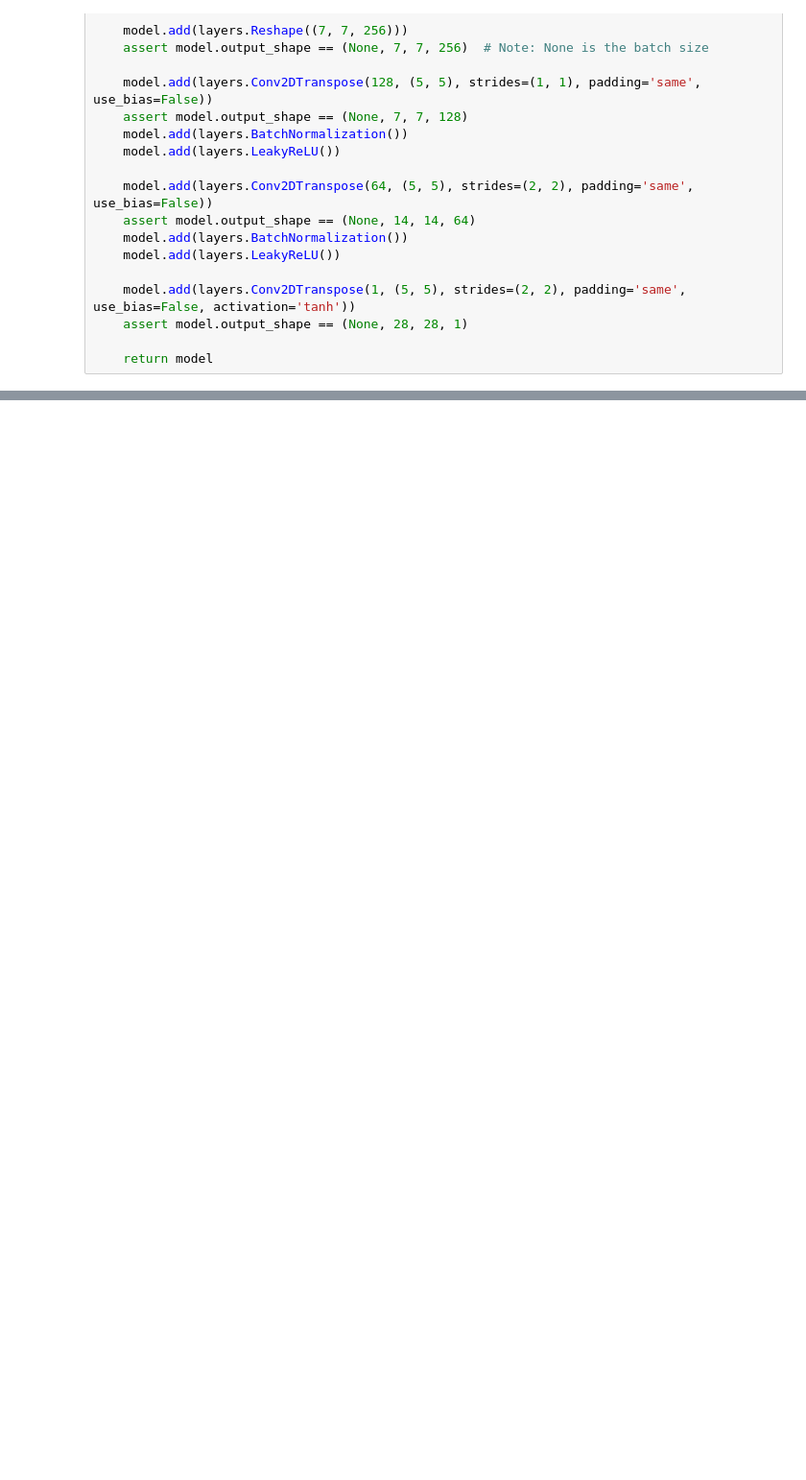
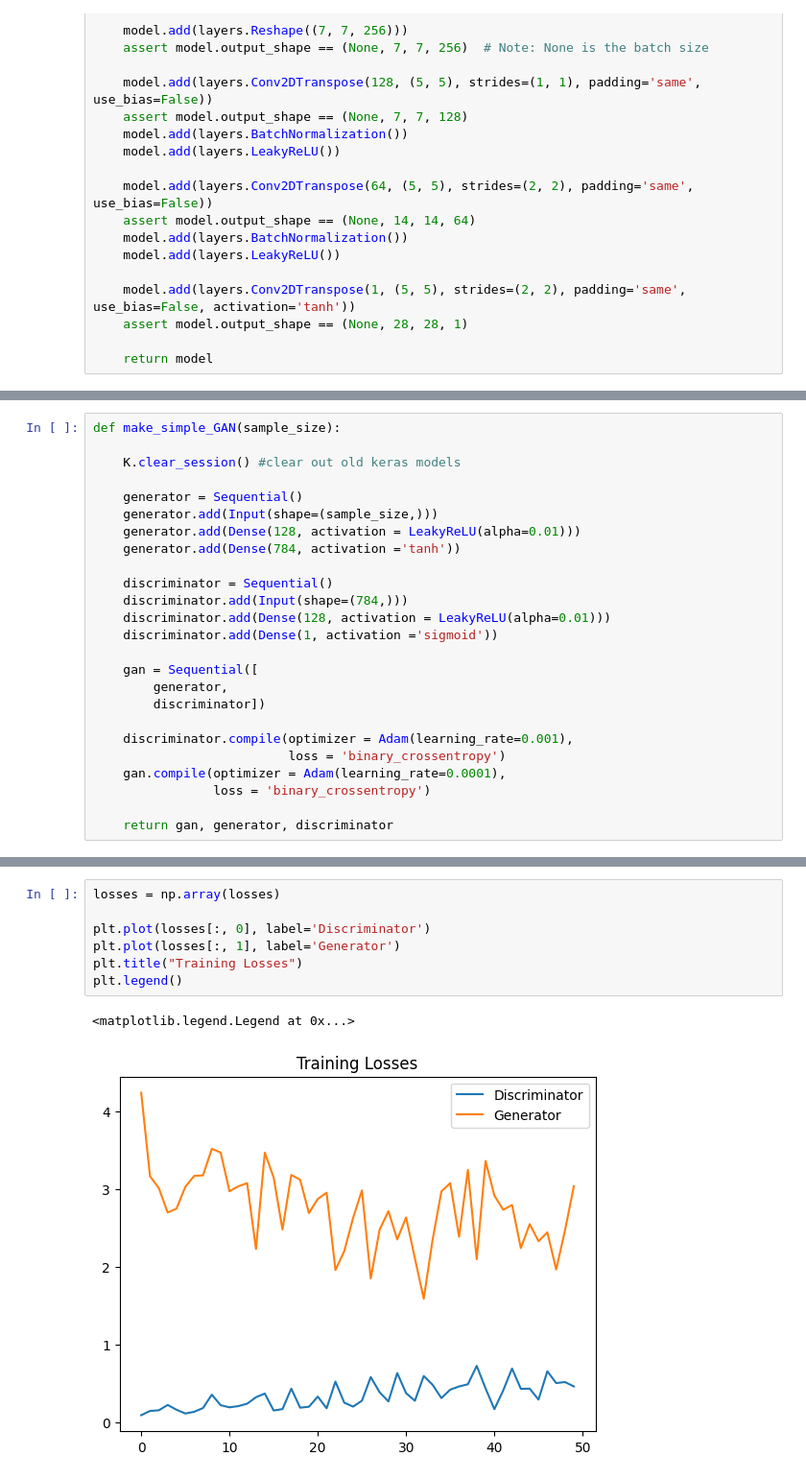
Before and after one commit to Sloosmore/USC_Course_Code, a Jupyter notebook: ITP-359/homework/homework8/gan.ipynb, the cells around one changed output, grey strips where cells are left out. Shown at 96% size. Saved outputs shown, nothing was run; the diff lists cells and outputs as text; blank space fills up the shorter version.

```diff
--- a/ITP-359/homework/homework8/gan.ipynb
+++ b/ITP-359/homework/homework8/gan.ipynb
@@ -70,0 +114,25 @@ plt.imshow(generated_image[0, :, :, 0], cmap='gray')
+# %%
+def make_simple_GAN(sample_size):
+
+    K.clear_session() #clear out old keras models
+
+    generator = Sequential()
+    generator.add(Input(shape=(sample_size,)))
+    generator.add(Dense(128, activation = LeakyReLU(alpha=0.01)))
+    generator.add(Dense(784, activation ='tanh'))
+
+    discriminator = Sequential()
+    discriminator.add(Input(shape=(784,)))
+    discriminator.add(Dense(128, activation = LeakyReLU(alpha=0.01)))
+    discriminator.add(Dense(1, activation ='sigmoid'))
+
+    gan = Sequential([
+        generator,
+        discriminator])
+
+    discriminator.compile(optimizer = Adam(learning_rate=0.001),
+                          loss = 'binary_crossentropy')
+    gan.compile(optimizer = Adam(learning_rate=0.0001),
+                loss = 'binary_crossentropy')
+
+    return gan, generator, discriminator
@@ -70,0 +280,10 @@ plt.imshow(generated_image[0, :, :, 0], cmap='gray')
+# %%
+losses = np.array(losses)
+
+plt.plot(losses[:, 0], label='Discriminator')
+plt.plot(losses[:, 1], label='Generator')
+plt.title("Training Losses")
+plt.legend()
+# %% [output]
+<matplotlib.legend.Legend at 0x...>
+[figure, added]
```
Also changed, not shown: parts of 12 cells of this notebook, 5 other files.
